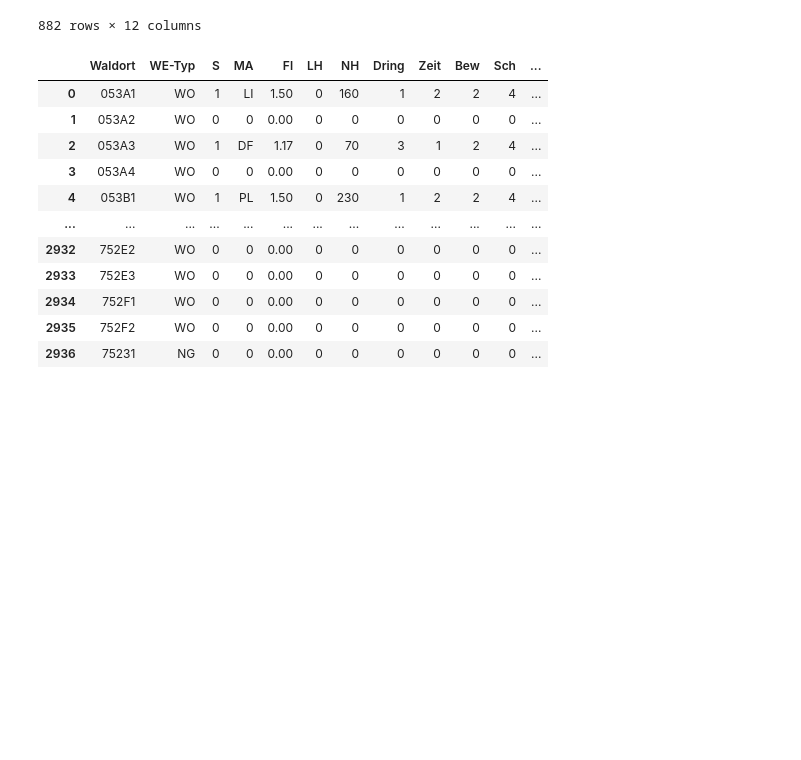
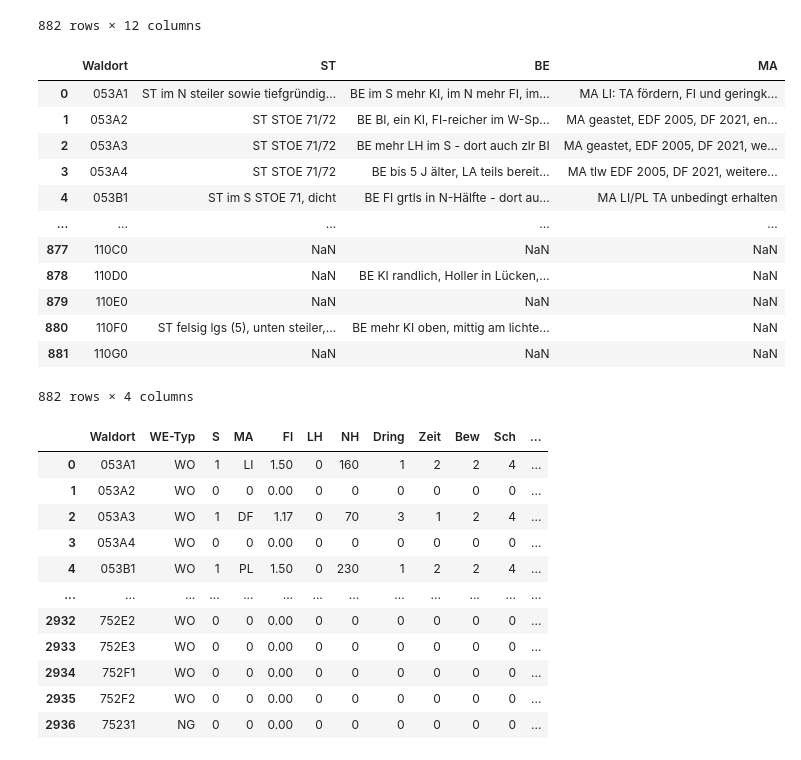
Before and after one commit to satlawa/obf_autman, a Jupyter notebook: merge.ipynb, the cells around one changed output. Cells and saved outputs as stored; diff of their text form; code cells hidden in the pictures; blank space fills up the shorter version.

```diff
--- a/merge.ipynb
+++ b/merge.ipynb
@@ -199,6 +199,22 @@ tax_data[col]
 | 880 | 110F0 | NaN | NaN | NaN | NaN | NaN | NaN | NaN | NaN | NaN | NaN | ... |
 | 881 | 110G0 | NaN | NaN | NaN | NaN | NaN | NaN | NaN | NaN | NaN | NaN | ... |
 882 rows × 12 columns
+# %%
+tax_data[['Waldort','ST', 'BE', 'MA']]
+# %% [output]
+|  | Waldort | ST | BE | MA |
+| 0 | 053A1 | ST im N steiler sowie tiefgründig... | BE im S mehr KI, im N mehr FI, im... | MA LI: TA fördern, FI und geringk... |
+| 1 | 053A2 | ST STOE 71/72 | BE BI, ein KI, FI-reicher im W-Sp... | MA geastet, EDF 2005, DF 2021, en... |
+| 2 | 053A3 | ST STOE 71/72 | BE mehr LH im S - dort auch zlr BI | MA geastet, EDF 2005, DF 2021, we... |
+| 3 | 053A4 | ST STOE 71/72 | BE bis 5 J älter, LA teils bereit... | MA tlw EDF 2005, DF 2021, weitere... |
+| 4 | 053B1 | ST im S STOE 71, dicht | BE FI grtls in N-Hälfte - dort au... | MA LI/PL TA unbedingt erhalten |
+| ... | ... | ... | ... | ... |
+| 877 | 110C0 | NaN | NaN | NaN |
+| 878 | 110D0 | NaN | BE KI randlich, Holler in Lücken,... | NaN |
+| 879 | 110E0 | NaN | NaN | NaN |
+| 880 | 110F0 | ST felsig lgs (5), unten steiler,... | BE mehr KI oben, mittig am lichte... | NaN |
+| 881 | 110G0 | NaN | NaN | NaN |
+882 rows × 4 columns
 # %%
 merge_data = pd.merge(wo_struct, tax_data[col], how='left', on='Waldort')
 
```
Also changed, not shown: parts of 2 cells of this notebook.
